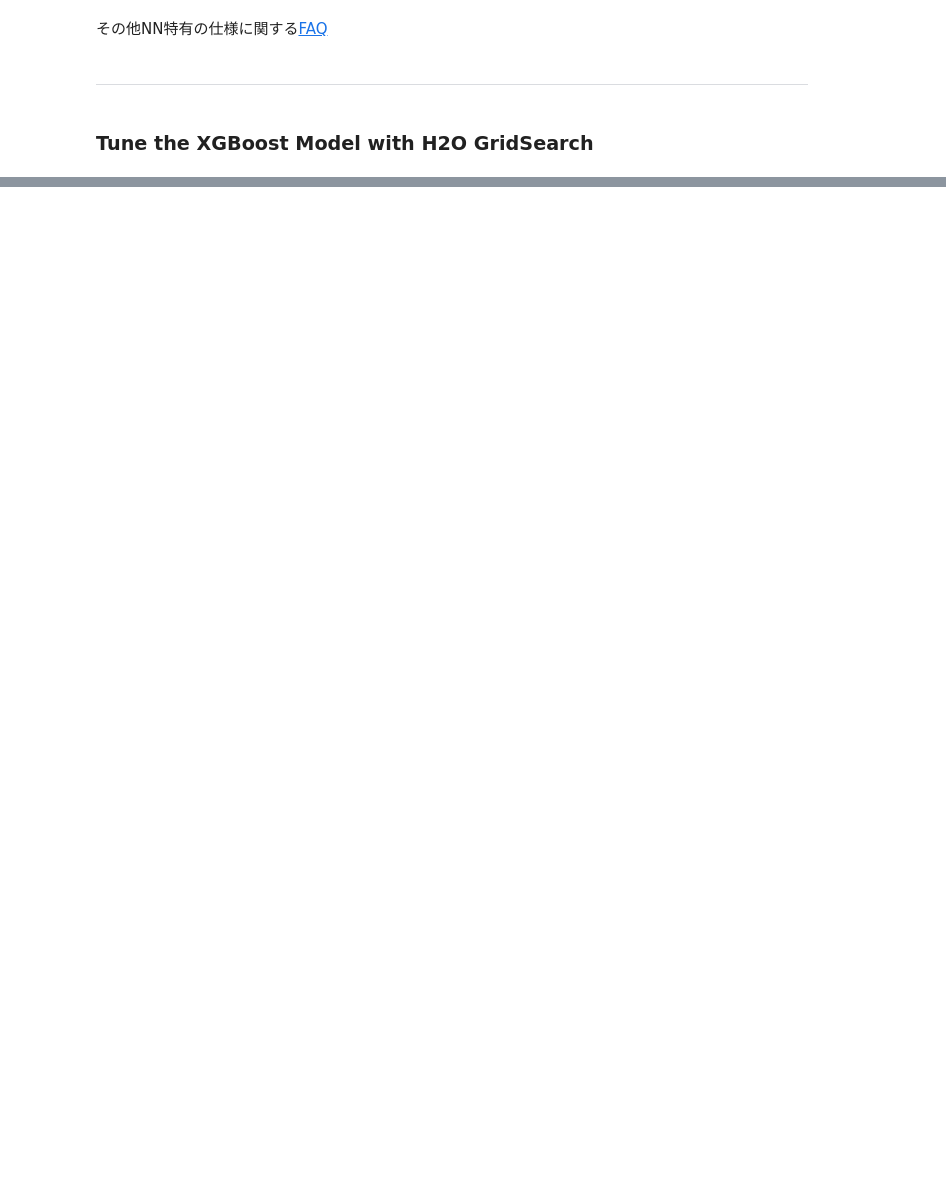
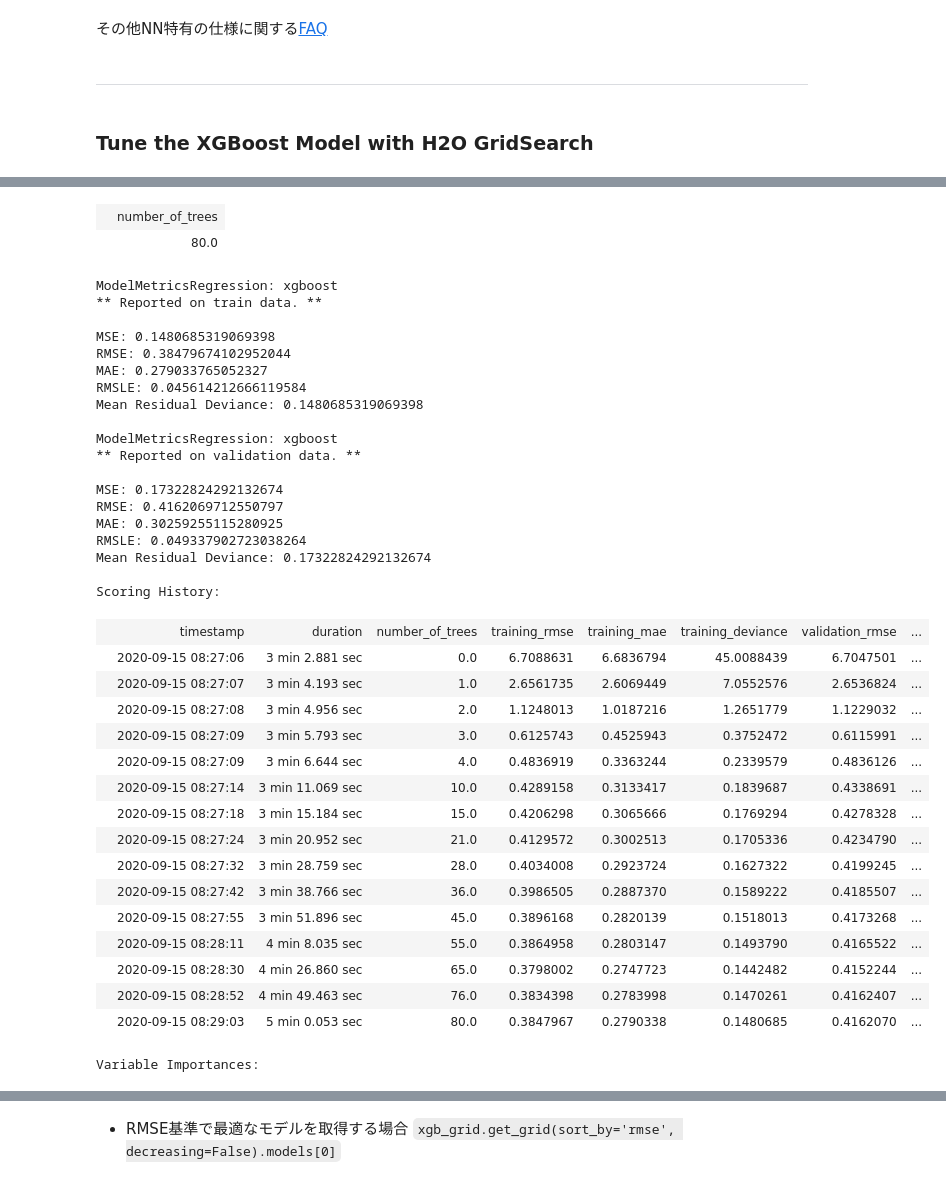
Before and after one commit to yukismd/H2O_3_Tutorial, a Jupyter notebook: python_api/H2O-3 Regression Tutorial.ipynb, the cells around one changed output, grey strips where cells are left out. Saved outputs shown, nothing was run; the diff lists cells and outputs as text; code cells hidden in the pictures; blank space fills up the shorter version.

Commit message:
update regression

```diff
--- a/python_api/H2O-3 Regression Tutorial.ipynb
+++ b/python_api/H2O-3 Regression Tutorial.ipynb
@@ -482,0 +582,31 @@ RMSE on valid data:  0.4612041005183944
+# %%
+xgb = H2OXGBoostEstimator(model_id='xgb',
+                          max_depth=9,
+                          ntrees=100,
+                          distribution='gaussian',
+                          reg_alpha= 0.67,
+                          reg_lambda= 0.34,
+                          learn_rate= 0.61,
+                          stopping_rounds=5,  # default
+                          stopping_tolerance=1e-4,  # default
+                          stopping_metric = "rmse",  # default
+                          seed=42,
+                          booster = 'dart',
+                          normalize_type='forest',
+                          one_drop=False,
+                          sample_type='uniform')
+
+hyper_params = { 'rate_drop' : [x*0.025 for x in range(0, 21)], #start from 0 to 0.5 in increments of 0.025
+                 'skip_drop' : [x*0.025 for x in range(20, 41)] #start from 0.5 to 1 in increments of 0.025
+                }
+
+search_criteria_tune = {'strategy': "RandomDiscrete",
+                        'max_runtime_secs': 300,  # 5 min
+                        'max_models': 40,   # build no more than 40 models
+                        'seed' : 42}
+
+xgb_grid = H2OGridSearch(xgb, hyper_params,
+                         grid_id='dart_booster_grid',
+                         search_criteria=search_criteria_tune)
+
+%time xgb_grid.train(x=x, y=y, training_frame=train, validation_frame=valid)
@@ -482,0 +640,5 @@ RMSE on valid data:  0.4612041005183944
+# %%
+#> Mean Residual Deviance基準で最適なモデルを取得
+best_xgb_model = xgb_grid.models[0]
+best_xgb_model
+# %% [output]
@@ -482,0 +652,38 @@ RMSE on valid data:  0.4612041005183944
+|  | number_of_trees |
+|  | 80.0 |
+ModelMetricsRegression: xgboost
+** Reported on train data. **
+
+MSE: 0.1480685319069398
+RMSE: 0.38479674102952044
+MAE: 0.279033765052327
+RMSLE: 0.045614212666119584
+Mean Residual Deviance: 0.1480685319069398
+
+ModelMetricsRegression: xgboost
+** Reported on validation data. **
+
+MSE: 0.17322824292132674
+RMSE: 0.4162069712550797
+MAE: 0.30259255115280925
+RMSLE: 0.049337902723038264
+Mean Residual Deviance: 0.17322824292132674
+
+Scoring History:
+|  | timestamp | duration | number_of_trees | training_rmse | training_mae | training_deviance | validation_rmse | ... |
+|  | 2020-09-15 08:27:06 | 3 min 2.881 sec | 0.0 | 6.7088631 | 6.6836794 | 45.0088439 | 6.7047501 | ... |
+|  | 2020-09-15 08:27:07 | 3 min 4.193 sec | 1.0 | 2.6561735 | 2.6069449 | 7.0552576 | 2.6536824 | ... |
+|  | 2020-09-15 08:27:08 | 3 min 4.956 sec | 2.0 | 1.1248013 | 1.0187216 | 1.2651779 | 1.1229032 | ... |
+|  | 2020-09-15 08:27:09 | 3 min 5.793 sec | 3.0 | 0.6125743 | 0.4525943 | 0.3752472 | 0.6115991 | ... |
+|  | 2020-09-15 08:27:09 | 3 min 6.644 sec | 4.0 | 0.4836919 | 0.3363244 | 0.2339579 | 0.4836126 | ... |
+|  | 2020-09-15 08:27:14 | 3 min 11.069 sec | 10.0 | 0.4289158 | 0.3133417 | 0.1839687 | 0.4338691 | ... |
+|  | 2020-09-15 08:27:18 | 3 min 15.184 sec | 15.0 | 0.4206298 | 0.3065666 | 0.1769294 | 0.4278328 | ... |
+|  | 2020-09-15 08:27:24 | 3 min 20.952 sec | 21.0 | 0.4129572 | 0.3002513 | 0.1705336 | 0.4234790 | ... |
+|  | 2020-09-15 08:27:32 | 3 min 28.759 sec | 28.0 | 0.4034008 | 0.2923724 | 0.1627322 | 0.4199245 | ... |
+|  | 2020-09-15 08:27:42 | 3 min 38.766 sec | 36.0 | 0.3986505 | 0.2887370 | 0.1589222 | 0.4185507 | ... |
+|  | 2020-09-15 08:27:55 | 3 min 51.896 sec | 45.0 | 0.3896168 | 0.2820139 | 0.1518013 | 0.4173268 | ... |
+|  | 2020-09-15 08:28:11 | 4 min 8.035 sec | 55.0 | 0.3864958 | 0.2803147 | 0.1493790 | 0.4165522 | ... |
+|  | 2020-09-15 08:28:30 | 4 min 26.860 sec | 65.0 | 0.3798002 | 0.2747723 | 0.1442482 | 0.4152244 | ... |
+|  | 2020-09-15 08:28:52 | 4 min 49.463 sec | 76.0 | 0.3834398 | 0.2783998 | 0.1470261 | 0.4162407 | ... |
+|  | 2020-09-15 08:29:03 | 5 min 0.053 sec | 80.0 | 0.3847967 | 0.2790338 | 0.1480685 | 0.4162070 | ... |
+Variable Importances:
@@ -482,0 +702,2 @@ RMSE on valid data:  0.4612041005183944
+# %% [markdown]
+- RMSE基準で最適なモデルを取得する場合 `xgb_grid.get_grid(sort_by='rmse', decreasing=False).models[0]`
```
Also changed, not shown: parts of 38 cells of this notebook, 2 other files.
